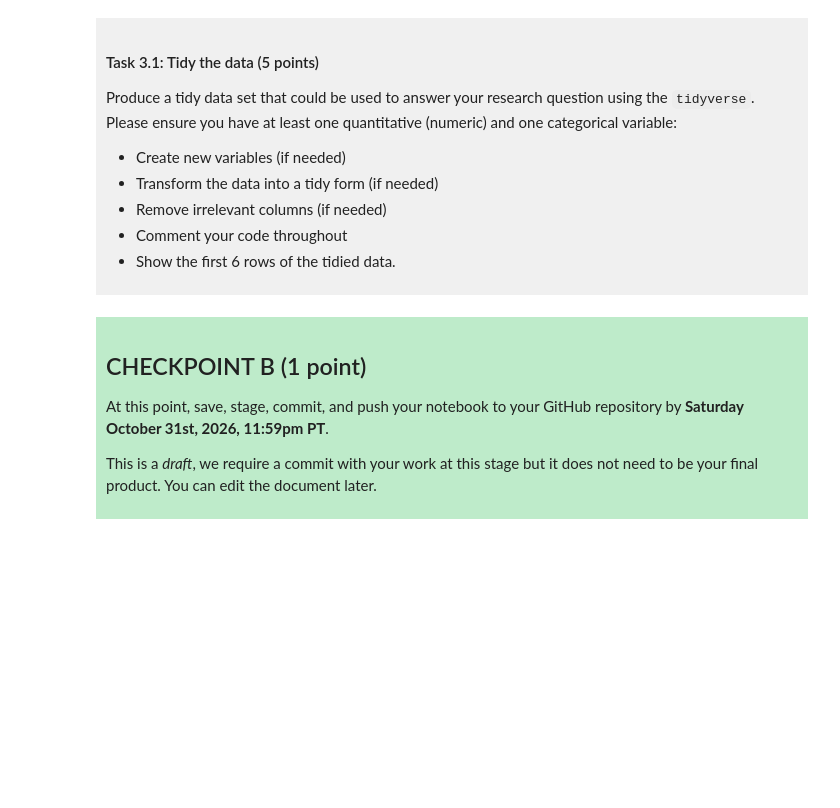
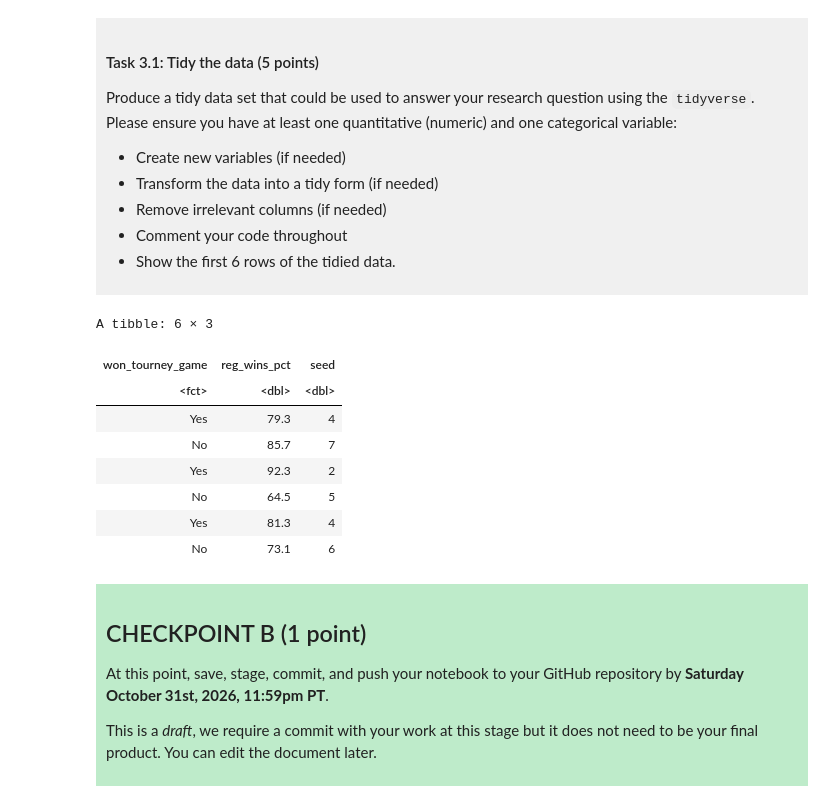
Before and after one commit to kevinzhu11111/dsci-100-project-kevin-zhu, a Jupyter notebook: dsci-100-project-notebook.ipynb, the cells around one changed output. Saved outputs shown, nothing was run; the diff lists cells and outputs as text; code cells hidden in the pictures; blank space fills up the shorter version.

```diff
--- a/dsci-100-project-notebook.ipynb
+++ b/dsci-100-project-notebook.ipynb
@@ -189,7 +220,23 @@ Produce a tidy data set that could be used to answer your research question usin
 
 </div>
 # %%
-### EDIT THIS CODE CELL ###
+basketball_tidy <- basketball_data |> # The dataset we are tidying.
+    mutate(won_tourney_game = as_factor(if_else(tourney_wins > 0, "Yes", "No"))) |> # Adds a new column labelling teams who have won one or more games as "Yes" and teams that won zero games as "No" and converts it into a factor.
+    select(won_tourney_game, reg_wins_pct, seed) |> # Selects only the relevant columns (whether they won a game, regional win percentage, and seed) for our analysis.
+    # Tournament columns are left out because they're only known after the tournament and would thus make our model seem more accurate than it is.
+    filter(seed > 0) # Filters out the teams with a seed of 0 since the analysis would treat them as being better than a first seed team, which could mess up the classification model.
+
+head(basketball_tidy) # Displays the first 6 rows of the tidied data
+# %% [output]
+A tibble: 6 × 3
+| won_tourney_game | reg_wins_pct | seed |
+| <fct> | <dbl> | <dbl> |
+| Yes | 79.3 | 4 |
+| No | 85.7 | 7 |
+| Yes | 92.3 | 2 |
+| No | 64.5 | 5 |
+| Yes | 81.3 | 4 |
+| No | 73.1 | 6 |
 # %% [markdown]
 <div style="background-color: #beebca; padding: 10px;">
 
```
Also changed, not shown: parts of 3 cells of this notebook.
